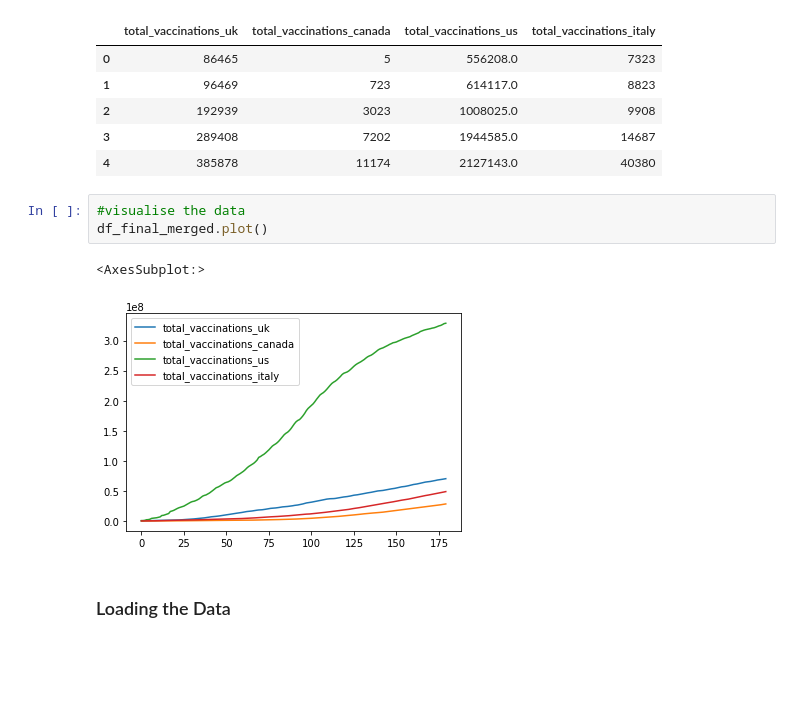
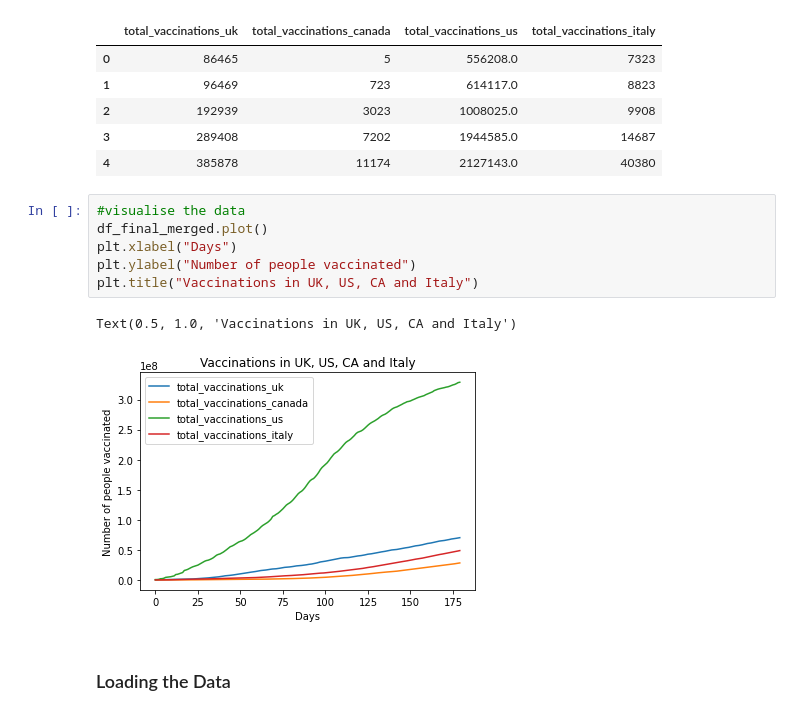
Before and after one commit to serdar-bayramov/Project-2-ETL, a Jupyter notebook: vaccination.ipynb, the cells around one changed output. Saved outputs shown, nothing was run; the diff lists cells and outputs as text; blank space fills up the shorter version.

Commit message:
added axis and title

```diff
--- a/vaccination.ipynb
+++ b/vaccination.ipynb
@@ -198,9 +199,12 @@ df_final_merged.head()
 # %%
 #visualise the data
 df_final_merged.plot()
+plt.xlabel("Days")
+plt.ylabel("Number of people vaccinated")
+plt.title("Vaccinations in UK, US, CA and Italy")
 # %% [output]
-<AxesSubplot:>
+Text(0.5, 1.0, 'Vaccinations in UK, US, CA and Italy')
-[figure, old version]
+[figure, new version]
 # %% [markdown]
 ### Loading the Data
 # %%
```
Also changed, not shown: parts of 1 cell of this notebook, 1 other file.
